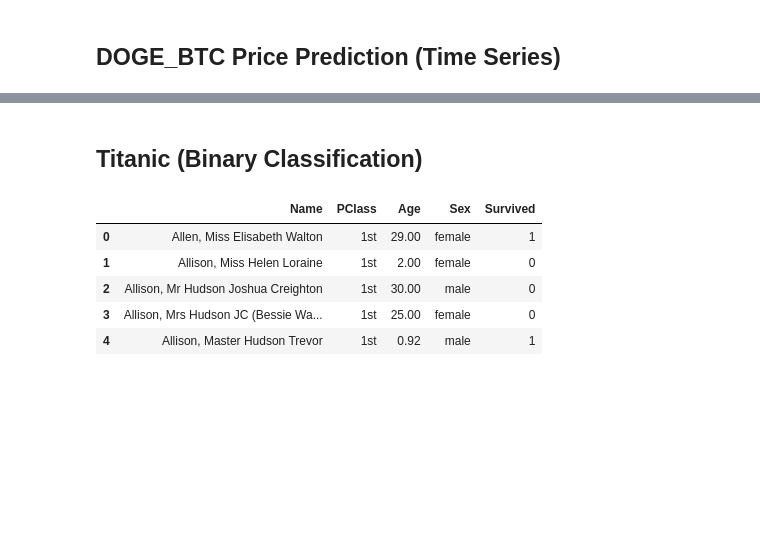
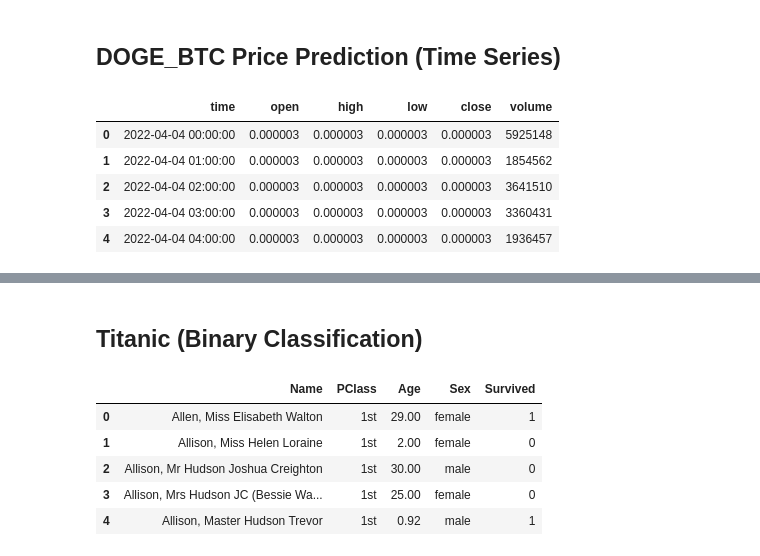
Before and after one commit to faGH/fa.intelligence.notebooks, a Jupyter notebook: labs/timeseries/biforst_gradient_booster_example.ipynb, the cells around one changed output, grey strips where cells are left out. Drawn from its saved outputs; the diff is of its cells as text; code cells hidden in the pictures; blank space fills up the shorter version.

```diff
--- a/labs/timeseries/biforst_gradient_booster_example.ipynb
+++ b/labs/timeseries/biforst_gradient_booster_example.ipynb
@@ -70,7 +77,15 @@ Warning: gvrender_set_style: unsupported style fixed - ignoring
 # %%
 data = pd.read_json('./../../data/DOGE_BTC-1h.json')
 data.columns = [ 'time', 'open', 'high', 'low', 'close', 'volume' ]
 data['time'] = pd.to_datetime(data['time'], unit='ms')
+data.head()
+# %% [output]
+|  | time | open | high | low | close | volume |
+| 0 | 2022-04-04 00:00:00 | 0.000003 | 0.000003 | 0.000003 | 0.000003 | 5925148 |
+| 1 | 2022-04-04 01:00:00 | 0.000003 | 0.000003 | 0.000003 | 0.000003 | 1854562 |
+| 2 | 2022-04-04 02:00:00 | 0.000003 | 0.000003 | 0.000003 | 0.000003 | 3641510 |
+| 3 | 2022-04-04 03:00:00 | 0.000003 | 0.000003 | 0.000003 | 0.000003 | 3360431 |
+| 4 | 2022-04-04 04:00:00 | 0.000003 | 0.000003 | 0.000003 | 0.000003 | 1936457 |
 # %%
 regressor = BifrostGradientBooster(data=data,
                                    column_name_to_predict='close',
```
Also changed, not shown: parts of 8 cells of this notebook, 1 other file.
